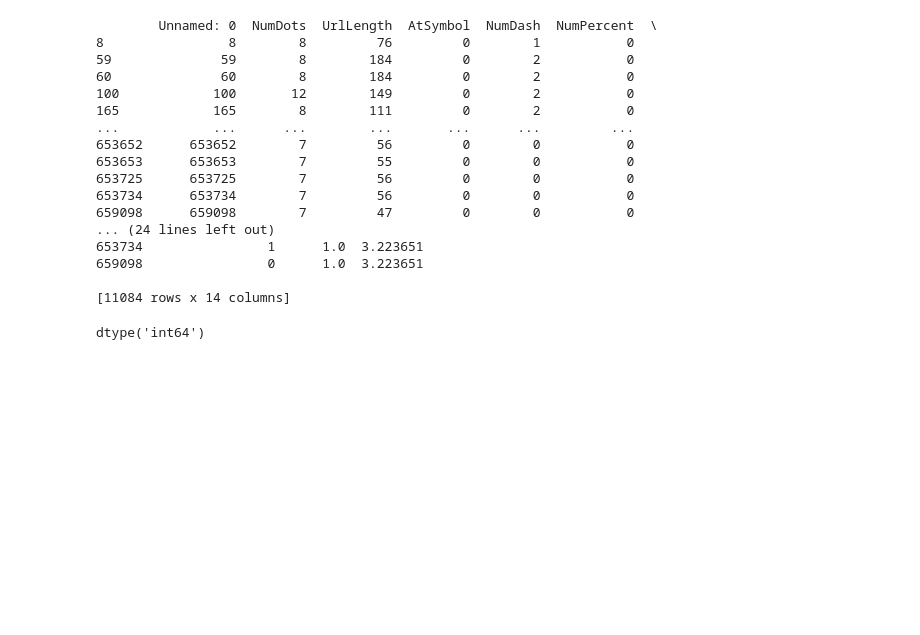
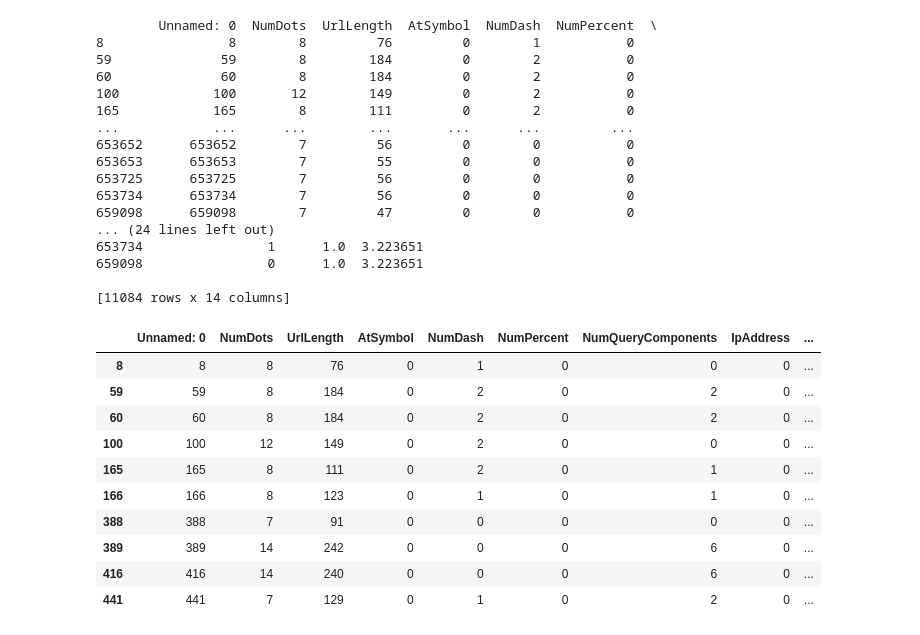
Before and after one commit to christabelKC/Phishing-Detection-Model, a Jupyter notebook: data_cleaning/notebooks/EDA.ipynb, the cells around one changed output. Drawn from its saved outputs; the diff is of its cells as text; code cells hidden in the pictures; blank space fills up the shorter version.

Commit message:
feat: data preprocessd successfully TODO: feature engineering

```diff
--- a/data_cleaning/notebooks/EDA.ipynb
+++ b/data_cleaning/notebooks/EDA.ipynb
@@ -212,6 +212,16 @@ print(z_scoreOutliers)
 
 [11084 rows x 14 columns]
 # %%
-data["NumDots"].dtype
+z_scoreOutliers.head(10)
 # %% [output]
-dtype('int64')
+|  | Unnamed: 0 | NumDots | UrlLength | AtSymbol | NumDash | NumPercent | NumQueryComponents | IpAddress | ... |
+| 8 | 8 | 8 | 76 | 0 | 1 | 0 | 0 | 0 | ... |
+| 59 | 59 | 8 | 184 | 0 | 2 | 0 | 2 | 0 | ... |
+| 60 | 60 | 8 | 184 | 0 | 2 | 0 | 2 | 0 | ... |
+| 100 | 100 | 12 | 149 | 0 | 2 | 0 | 0 | 0 | ... |
+| 165 | 165 | 8 | 111 | 0 | 2 | 0 | 1 | 0 | ... |
+| 166 | 166 | 8 | 123 | 0 | 1 | 0 | 1 | 0 | ... |
+| 388 | 388 | 7 | 91 | 0 | 0 | 0 | 0 | 0 | ... |
+| 389 | 389 | 14 | 242 | 0 | 0 | 0 | 6 | 0 | ... |
+| 416 | 416 | 14 | 240 | 0 | 0 | 0 | 6 | 0 | ... |
+| 441 | 441 | 7 | 129 | 0 | 1 | 0 | 2 | 0 | ... |
```
Also changed, not shown: 6 other files.
